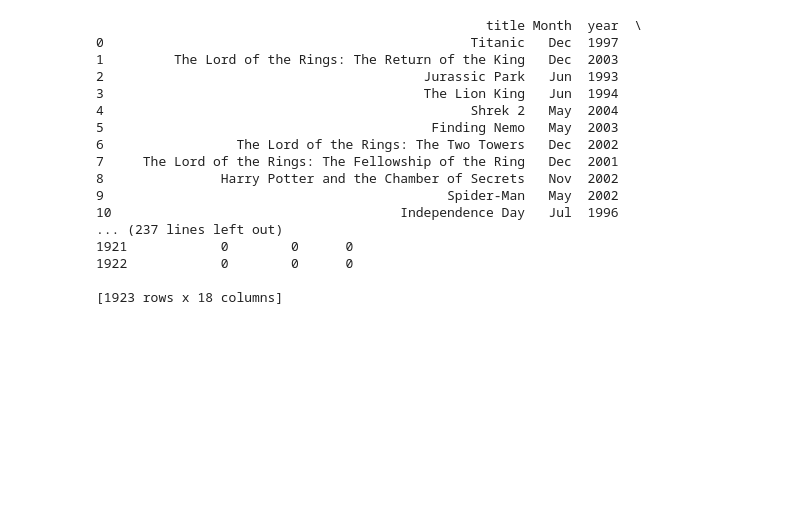
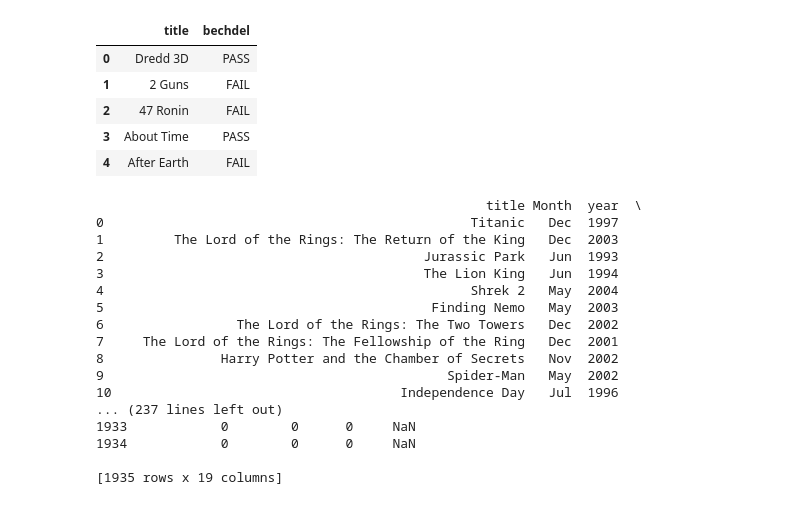
Before and after one commit to JZillifro/cs363_data_mining_final, a Jupyter notebook: darwin-sdk-master/DataMiningProject.ipynb, the cells around one changed output. Cells and saved outputs as stored; diff of their text form; code cells hidden in the pictures; blank space fills up the shorter version.

```diff
--- a/darwin-sdk-master/DataMiningProject.ipynb
+++ b/darwin-sdk-master/DataMiningProject.ipynb
@@ -44,8 +44,22 @@ df1 = df1.drop('Day', axis=1)
 df2 = df2.drop(['var1', 'r1', 'r2', 'r3', 'r4', 'r5', 'r6', 'r7', 'r8', 'r9', 'r10'], axis=1)
 df1['title'] = df1['title'].apply(title_fix)
 df2['title'] = df2['title'].apply(title_fix)
+# %%
+dataset3_name = 'BechdelTest.csv'
+df3 = pd.read_csv(os.path.join(path, dataset3_name))
+df3 = df3[["title", "binary"]].copy()
+df3.rename(index=str, inplace = True, columns={"binary": "bechdel"})
+df3.head()
+# %% [output]
+|  | title | bechdel |
+| 0 | Dredd 3D | PASS |
+| 1 | 2 Guns | FAIL |
+| 2 | 47 Ronin | FAIL |
+| 3 | About Time | PASS |
+| 4 | After Earth | FAIL |
 # %%
 df = df1.merge(df2, on=['title', 'year'])
+df = df.merge(df3, on='title', how='left')
 print(df)
 # %% [output]
                                                   title Month  year  \
@@ -61,10 +75,10 @@ print(df)
 9                                            Spider-Man   May  2002
 10                                     Independence Day   Jul  1996
 ... (237 lines left out)
-1921            0        0      0
-1922            0        0      0
+1933            0        0      0     NaN
+1934            0        0      0     NaN
 
-[1923 rows x 18 columns]
+[1935 rows x 19 columns]
 # %%
 
 bins = pd.cut(df['Domestic Gross($M)'], bins=25).value_counts()
```
Also changed, not shown: parts of 13 cells of this notebook, 4 other files.
